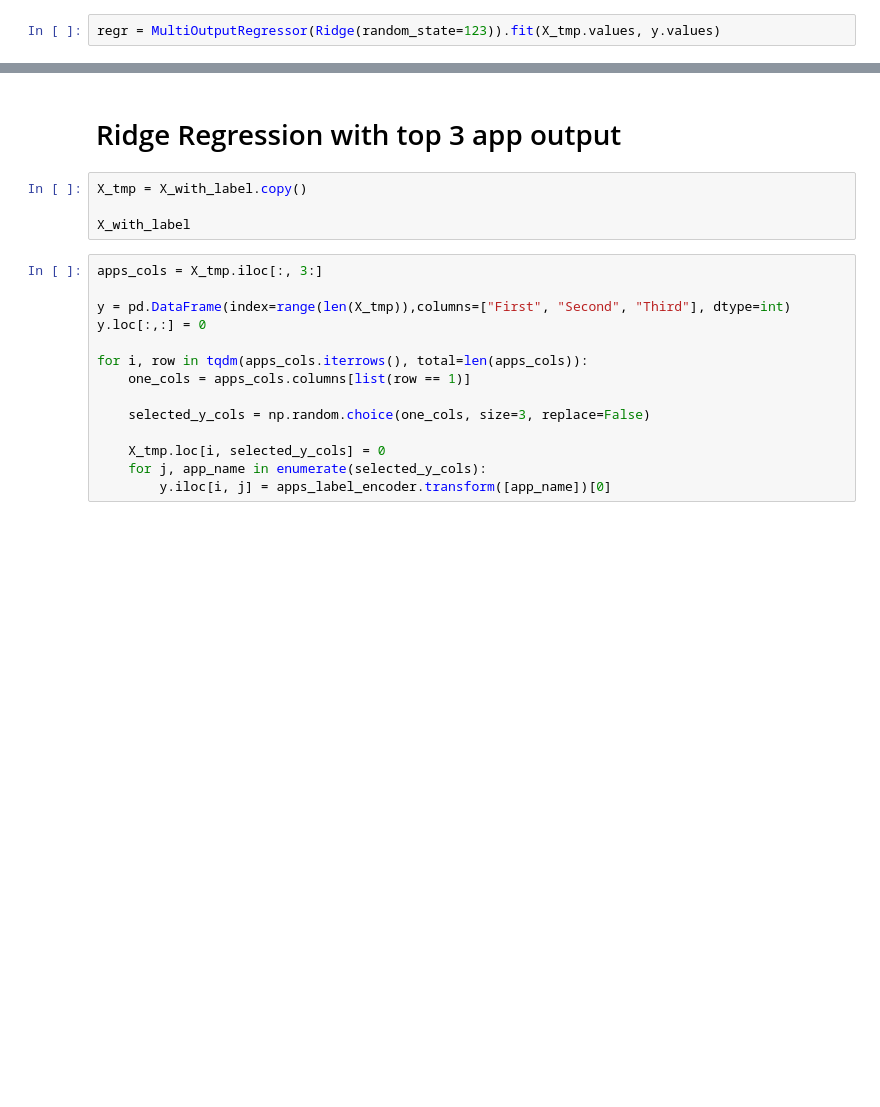
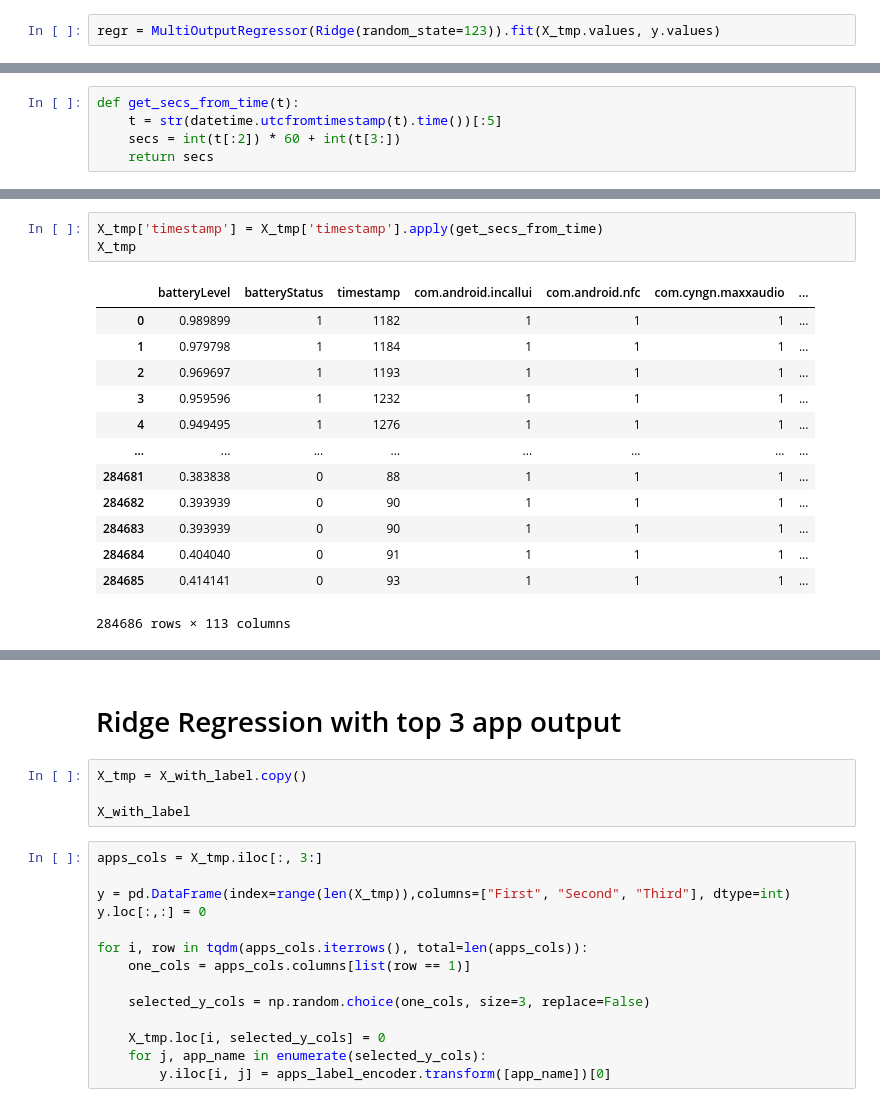
Before and after one commit to rahatzamancse/OS-project, a Jupyter notebook: analysis.ipynb, the cells around one changed output, grey strips where cells are left out. Cells and saved outputs as stored; diff of their text form; blank space fills up the shorter version.

```diff
--- a/analysis.ipynb
+++ b/analysis.ipynb
@@ -183,0 +223,5 @@ preds
+# %%
+def get_secs_from_time(t):
+    t = str(datetime.utcfromtimestamp(t).time())[:5]
+    secs = int(t[:2]) * 60 + int(t[3:])
+    return secs
@@ -183,0 +245,17 @@ preds
+# %%
+X_tmp['timestamp'] = X_tmp['timestamp'].apply(get_secs_from_time)
+X_tmp
+# %% [output]
+|  | batteryLevel | batteryStatus | timestamp | com.android.incallui | com.android.nfc | com.cyngn.maxxaudio | ... |
+| 0 | 0.989899 | 1 | 1182 | 1 | 1 | 1 | ... |
+| 1 | 0.979798 | 1 | 1184 | 1 | 1 | 1 | ... |
+| 2 | 0.969697 | 1 | 1193 | 1 | 1 | 1 | ... |
+| 3 | 0.959596 | 1 | 1232 | 1 | 1 | 1 | ... |
+| 4 | 0.949495 | 1 | 1276 | 1 | 1 | 1 | ... |
+| ... | ... | ... | ... | ... | ... | ... | ... |
+| 284681 | 0.383838 | 0 | 88 | 1 | 1 | 1 | ... |
+| 284682 | 0.393939 | 0 | 90 | 1 | 1 | 1 | ... |
+| 284683 | 0.393939 | 0 | 90 | 1 | 1 | 1 | ... |
+| 284684 | 0.404040 | 0 | 91 | 1 | 1 | 1 | ... |
+| 284685 | 0.414141 | 0 | 93 | 1 | 1 | 1 | ... |
+284686 rows × 113 columns
```
Also changed, not shown: parts of 22 cells of this notebook, 1 other file.
